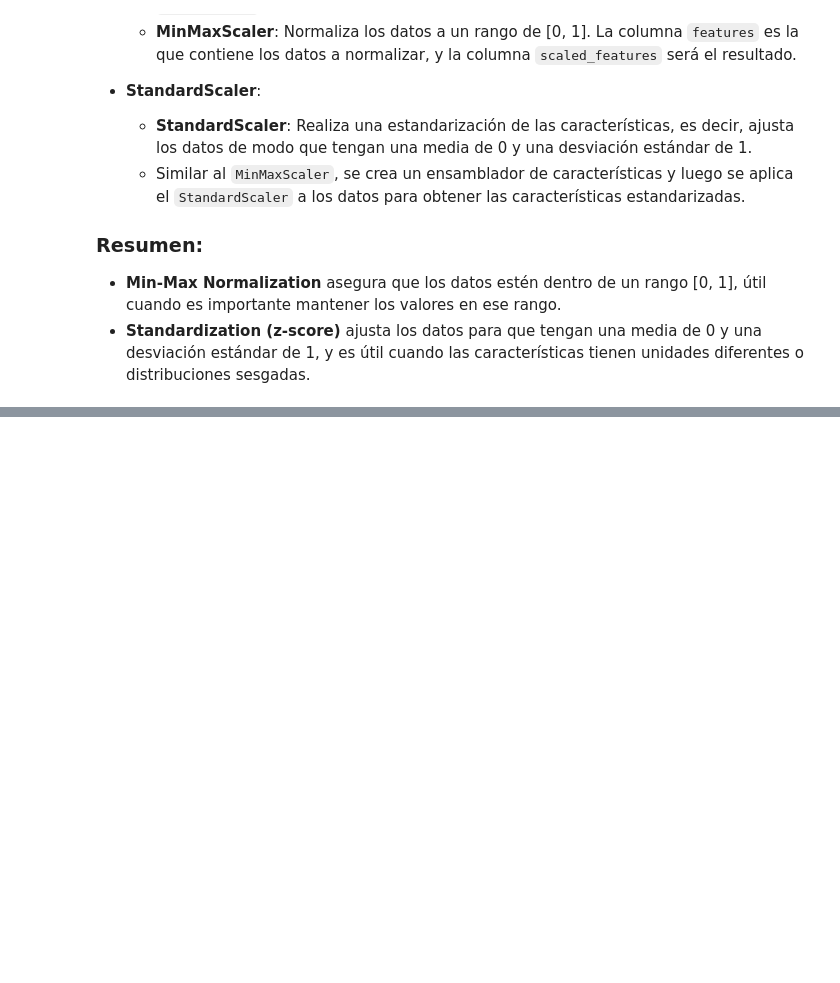
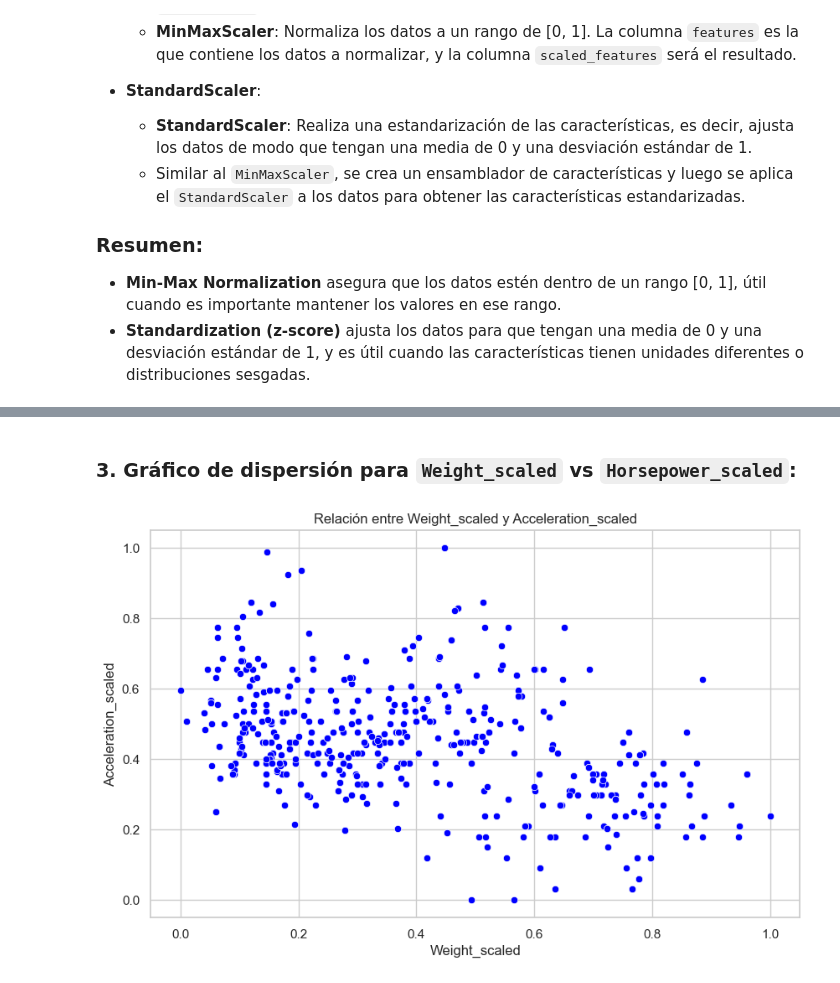
Before and after one commit to JorgeDataScientist/ETL-with-Python-and-PySpark, a Jupyter notebook: practica_1/ETL_Practica_1.ipynb, the cells around one changed output, grey strips where cells are left out. Saved outputs shown, nothing was run; the diff lists cells and outputs as text; code cells hidden in the pictures; blank space fills up the shorter version.

```diff
--- a/practica_1/ETL_Practica_1.ipynb
+++ b/practica_1/ETL_Practica_1.ipynb
@@ -296,0 +526,15 @@ ModuleNotFoundError: No module named 'numpy'
+# %% [markdown]
+### 3. **Gráfico de dispersión para `Weight_scaled` vs `Horsepower_scaled`:**
+# %%
+# Convertir las columnas de PySpark a pandas
+pandas_df_wa = data_with_category_scaled.select('Weight_scaled', 'Acceleration_scaled').toPandas()
+
+# Gráfico de dispersión entre Weight_scaled y Acceleration_scaled
+plt.figure(figsize=(10, 6))
+sns.scatterplot(data=pandas_df_wa, x='Weight_scaled', y='Acceleration_scaled', color='blue')
+plt.title('Relación entre Weight_scaled y Acceleration_scaled')
+plt.xlabel('Weight_scaled')
+plt.ylabel('Acceleration_scaled')
+plt.show()
+# %% [output]
+[figure, added]
```
Also changed, not shown: parts of 24 cells of this notebook, 1 other file.
